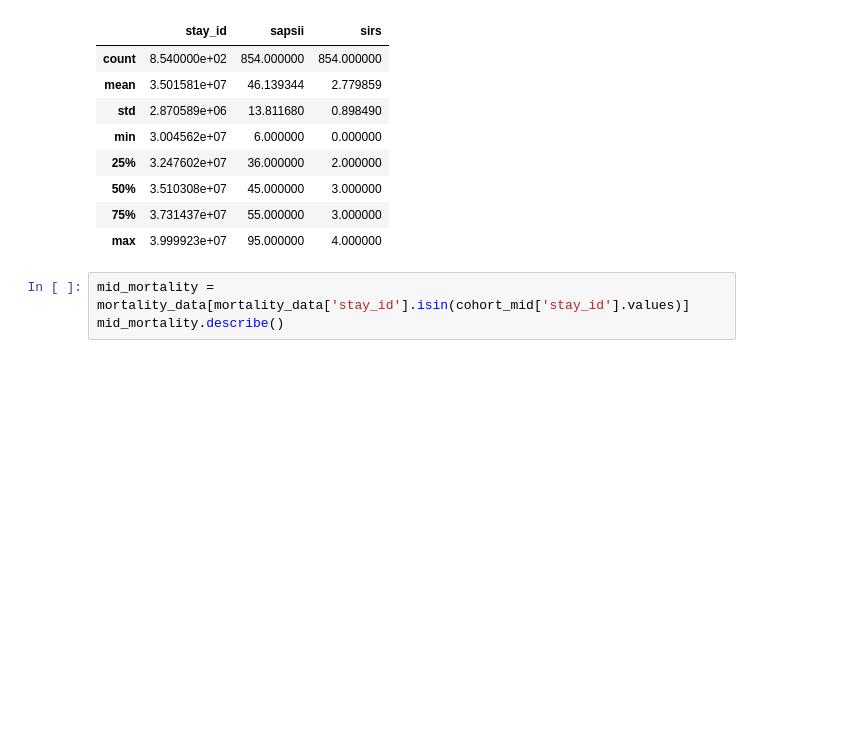
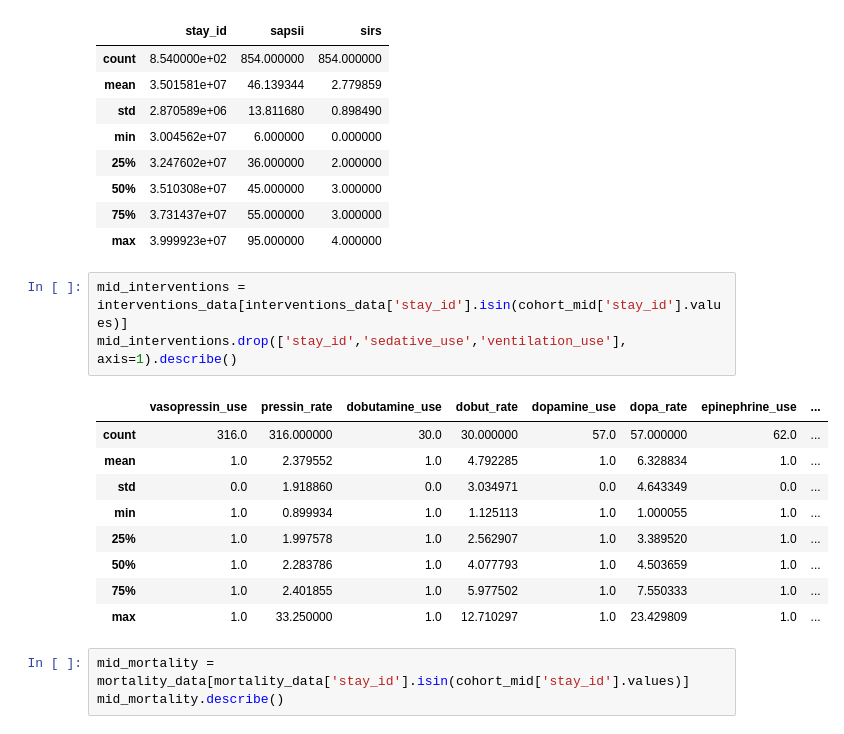
Before and after one commit to Jarvis-BITS/midodrine-mimic-iv, a Jupyter notebook: notebook/01_cohort_data_extraction.ipynb, the cells around one changed output. Saved outputs shown, nothing was run; the diff lists cells and outputs as text; blank space fills up the shorter version.

```diff
--- a/notebook/01_cohort_data_extraction.ipynb
+++ b/notebook/01_cohort_data_extraction.ipynb
@@ -881,6 +878,19 @@ mid_basic.describe()
 | 50% | 3.510308e+07 | 45.000000 | 3.000000 |
 | 75% | 3.731437e+07 | 55.000000 | 3.000000 |
 | max | 3.999923e+07 | 95.000000 | 4.000000 |
+# %%
+mid_interventions = interventions_data[interventions_data['stay_id'].isin(cohort_mid['stay_id'].values)]
+mid_interventions.drop(['stay_id','sedative_use','ventilation_use'], axis=1).describe()
+# %% [output]
+|  | vasopressin_use | pressin_rate | dobutamine_use | dobut_rate | dopamine_use | dopa_rate | epinephrine_use | ... |
+| count | 316.0 | 316.000000 | 30.0 | 30.000000 | 57.0 | 57.000000 | 62.0 | ... |
+| mean | 1.0 | 2.379552 | 1.0 | 4.792285 | 1.0 | 6.328834 | 1.0 | ... |
+| std | 0.0 | 1.918860 | 0.0 | 3.034971 | 0.0 | 4.643349 | 0.0 | ... |
+| min | 1.0 | 0.899934 | 1.0 | 1.125113 | 1.0 | 1.000055 | 1.0 | ... |
+| 25% | 1.0 | 1.997578 | 1.0 | 2.562907 | 1.0 | 3.389520 | 1.0 | ... |
+| 50% | 1.0 | 2.283786 | 1.0 | 4.077793 | 1.0 | 4.503659 | 1.0 | ... |
+| 75% | 1.0 | 2.401855 | 1.0 | 5.977502 | 1.0 | 7.550333 | 1.0 | ... |
+| max | 1.0 | 33.250000 | 1.0 | 12.710297 | 1.0 | 23.429809 | 1.0 | ... |
 # %%
 mid_mortality = mortality_data[mortality_data['stay_id'].isin(cohort_mid['stay_id'].values)]
 mid_mortality.describe()
```
Also changed, not shown: parts of 18 cells of this notebook.
